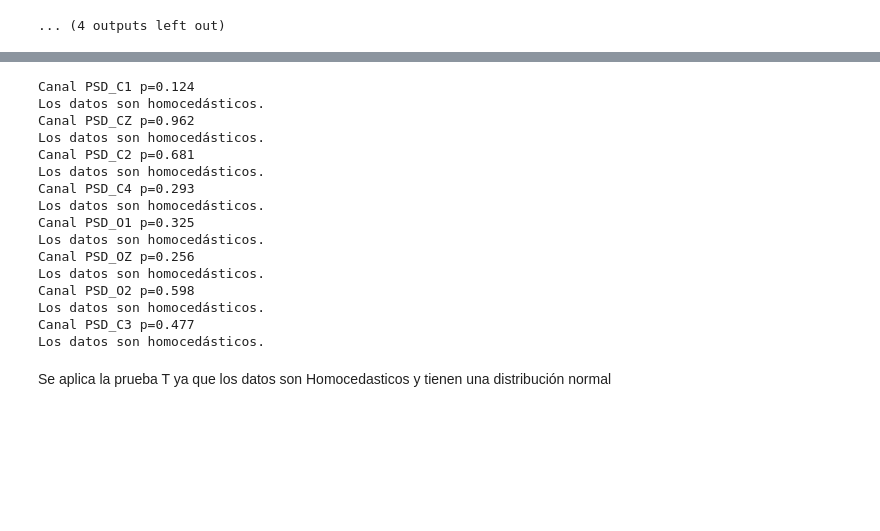
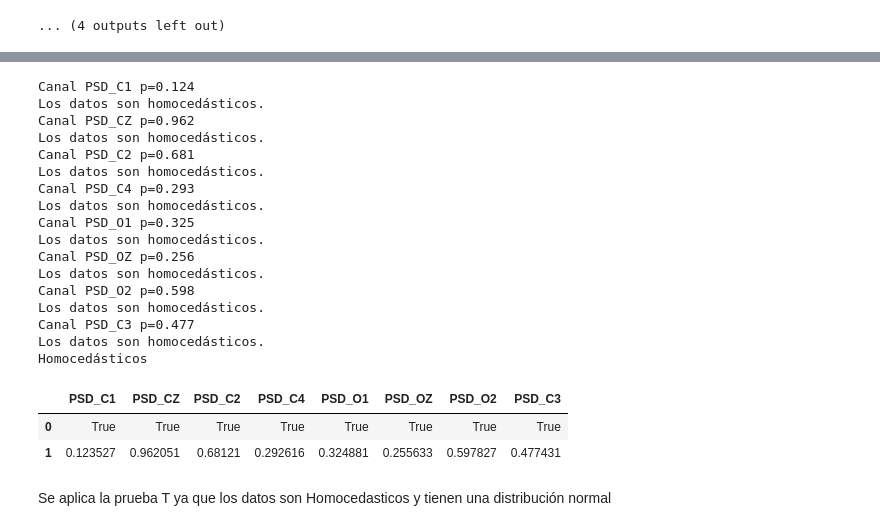
Before and after one commit to Astolfo2332/Parkinson_difference, a Jupyter notebook: Proyecto_1.ipynb, the cells around one changed output, grey strips where cells are left out. Saved outputs shown, nothing was run; the diff lists cells and outputs as text; code cells hidden in the pictures; blank space fills up the shorter version.

```diff
--- a/Proyecto_1.ipynb
+++ b/Proyecto_1.ipynb
@@ -830,33 +852,63 @@ Data are normally distributed
+# %%
+#VERIFICANDO HOMOSEDASTICIDAD
+con=0
+namest=[names[6],names[7],names[8]]
+homo={}
+for i in namest:
+  c=df.loc[0:pcontrol-1,i]
+  p=df.loc[pcontrol:len(df),i]
+  p_valor = levene(c, p).pvalue
+  print("Canal %s p=%.3f "% (namest[con],p_valor))
+  if p_valor > 0.05:
+    print("Los datos son homocedásticos.")
+    homo[namest[con]]=[True,p_valor]
+  else:
+    print("Los datos no son homocedásticos.")
+    homo[namest[con]]=[False,p_valor]
+  con+=1
+print("Homocedásticos")
+homocedas=pd.DataFrame.from_dict(homo)
+homocedas
 # %%
 #VERIFICANDO HOMOSEDASTICIDAD
 con=0
+homo={}
 for i in names[1:]:
   c=df.loc[0:pcontrol-1,i]
   p=df.loc[pcontrol:len(df),i]
   p_valor = levene(c, p).pvalue
   print("Canal %s p=%.3f "% (names[con+1],p_valor))
-  con+=1
   if p_valor > 0.05:
     print("Los datos son homocedásticos.")
+    homo[names[con+1]]=[True,p_valor]
   else:
     print("Los datos no son homocedásticos.")
+    homo[names[con+1]]=[False,p_valor]
+  con+=1
+print("Homocedásticos")
+homocedas=pd.DataFrame.from_dict(homo)
+homocedas
 # %% [output]
 Canal PSD_C1 p=0.124
 Los datos son homocedásticos.
 Canal PSD_CZ p=0.962
 Los datos son homocedásticos.
 Canal PSD_C2 p=0.681
 Los datos son homocedásticos.
 Canal PSD_C4 p=0.293
 Los datos son homocedásticos.
 Canal PSD_O1 p=0.325
 Los datos son homocedásticos.
 Canal PSD_OZ p=0.256
 Los datos son homocedásticos.
 Canal PSD_O2 p=0.598
 Los datos son homocedásticos.
 Canal PSD_C3 p=0.477
 Los datos son homocedásticos.
+Homocedásticos
+|  | PSD_C1 | PSD_CZ | PSD_C2 | PSD_C4 | PSD_O1 | PSD_OZ | PSD_O2 | PSD_C3 |
+| 0 | True | True | True | True | True | True | True | True |
+| 1 | 0.123527 | 0.962051 | 0.68121 | 0.292616 | 0.324881 | 0.255633 | 0.597827 | 0.477431 |
 # %% [markdown]
 Se aplica la prueba T ya que los datos son Homocedasticos y tienen una distribución normal
 # %%
```
Also changed, not shown: parts of 8 cells of this notebook.
